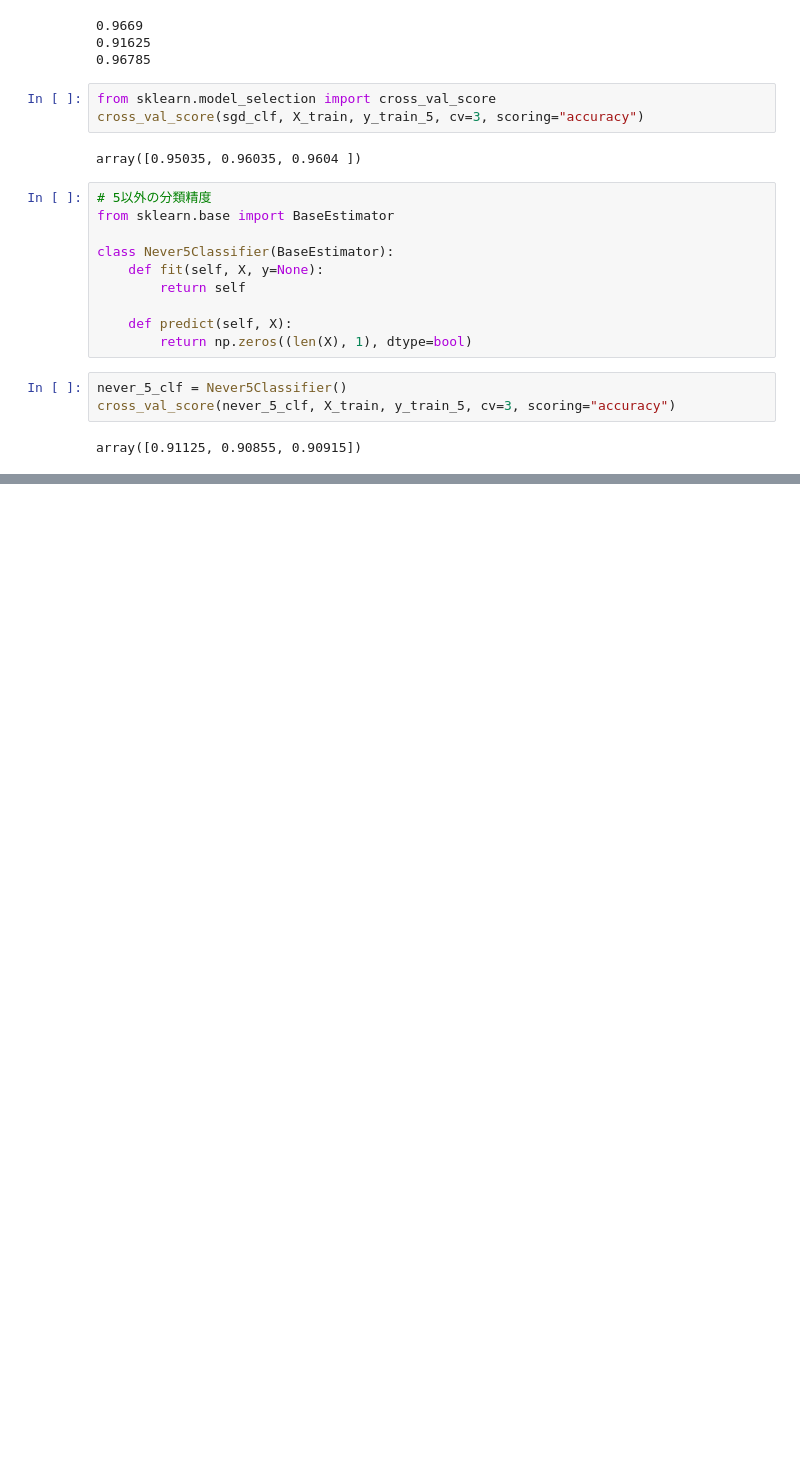
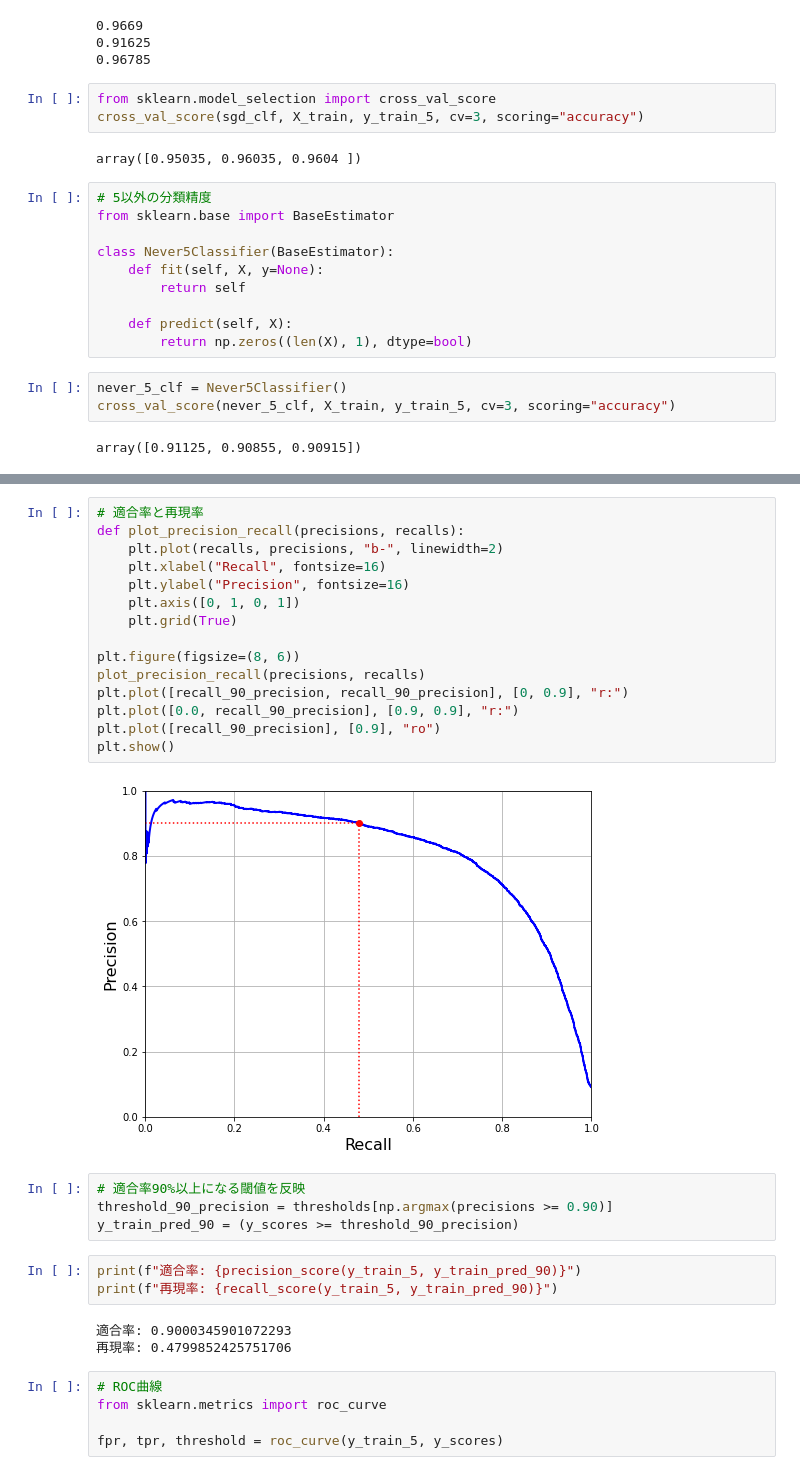
Before and after one commit to SY-256/deep-learning-with-tensorflow-and-keras, a Jupyter notebook: working/orailly/chapter3.ipynb, the cells around one changed output, grey strips where cells are left out. Saved outputs shown, nothing was run; the diff lists cells and outputs as text; blank space fills up the shorter version.

```diff
--- a/working/orailly/chapter3.ipynb
+++ b/working/orailly/chapter3.ipynb
@@ -103,0 +185,32 @@ array([0.91125, 0.90855, 0.90915])
+# %%
+# 適合率と再現率
+def plot_precision_recall(precisions, recalls):
+    plt.plot(recalls, precisions, "b-", linewidth=2)
+    plt.xlabel("Recall", fontsize=16)
+    plt.ylabel("Precision", fontsize=16)
+    plt.axis([0, 1, 0, 1])
+    plt.grid(True)
+
+plt.figure(figsize=(8, 6))
+plot_precision_recall(precisions, recalls)
+plt.plot([recall_90_precision, recall_90_precision], [0, 0.9], "r:")
+plt.plot([0.0, recall_90_precision], [0.9, 0.9], "r:")
+plt.plot([recall_90_precision], [0.9], "ro")
+plt.show()
+# %% [output]
+[figure, added]
+# %%
+# 適合率90%以上になる閾値を反映
+threshold_90_precision = thresholds[np.argmax(precisions >= 0.90)]
+y_train_pred_90 = (y_scores >= threshold_90_precision)
+# %%
+print(f"適合率: {precision_score(y_train_5, y_train_pred_90)}")
+print(f"再現率: {recall_score(y_train_5, y_train_pred_90)}")
+# %% [output]
+適合率: 0.9000345901072293
+再現率: 0.4799852425751706
+# %%
+# ROC曲線
+from sklearn.metrics import roc_curve
+
+fpr, tpr, threshold = roc_curve(y_train_5, y_scores)
```
Also changed, not shown: parts of 17 cells of this notebook, 5 other files.
